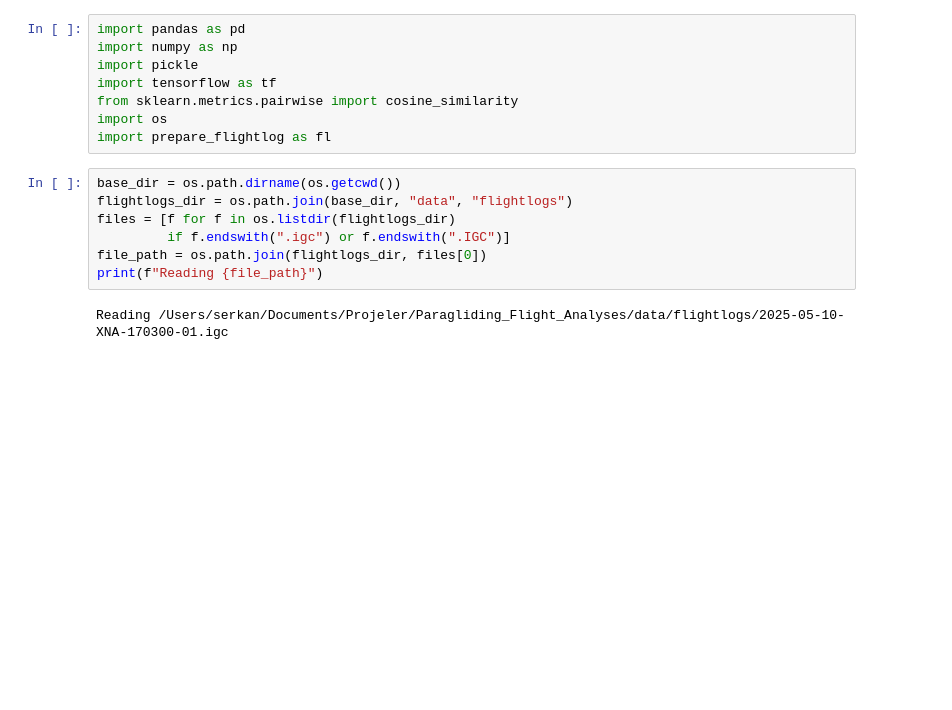
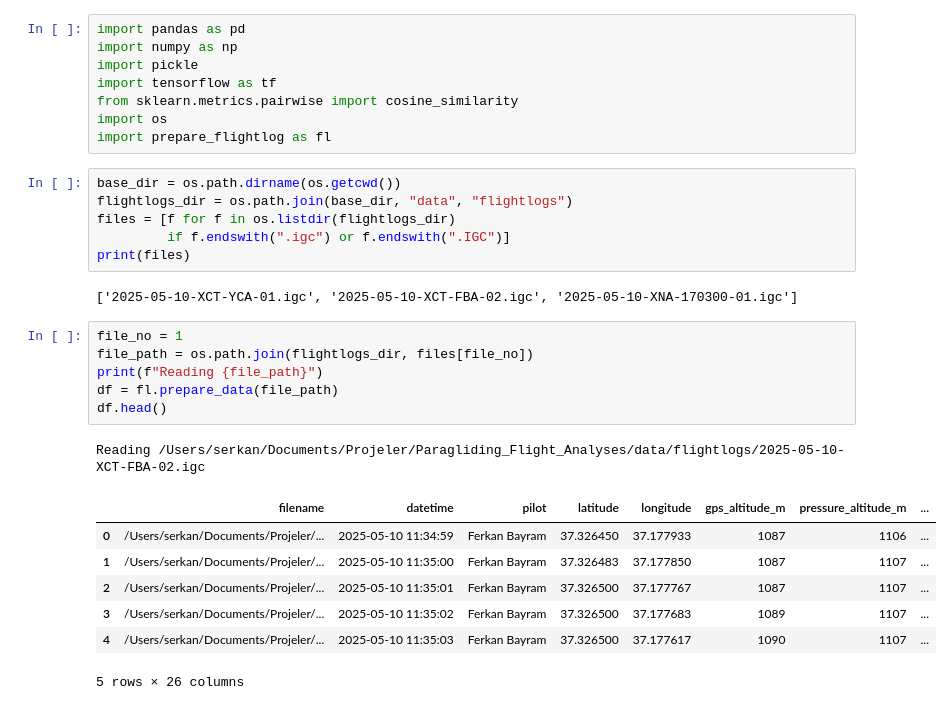
Before and after one commit to SerkanKurd/Paragliding_Flight_Analyses, a Jupyter notebook: scripts/flight_analyse_scoring.ipynb, the cells around one changed output. Drawn from its saved outputs; the diff is of its cells as text; blank space fills up the shorter version.

```diff
--- a/scripts/flight_analyse_scoring.ipynb
+++ b/scripts/flight_analyse_scoring.ipynb
@@ -11,7 +11,21 @@ base_dir = os.path.dirname(os.getcwd())
 flightlogs_dir = os.path.join(base_dir, "data", "flightlogs")
 files = [f for f in os.listdir(flightlogs_dir)
          if f.endswith(".igc") or f.endswith(".IGC")]
-file_path = os.path.join(flightlogs_dir, files[0])
-print(f"Reading {file_path}")
+print(files)
 # %% [output]
-Reading /Users/serkan/Documents/Projeler/Paragliding_Flight_Analyses/data/flightlogs/2025-05-10-XNA-170300-01.igc
+['2025-05-10-XCT-YCA-01.igc', '2025-05-10-XCT-FBA-02.igc', '2025-05-10-XNA-170300-01.igc']
+# %%
+file_no = 1
+file_path = os.path.join(flightlogs_dir, files[file_no])
+print(f"Reading {file_path}")
+df = fl.prepare_data(file_path)
+df.head()
+# %% [output]
+Reading /Users/serkan/Documents/Projeler/Paragliding_Flight_Analyses/data/flightlogs/2025-05-10-XCT-FBA-02.igc
+|  | filename | datetime | pilot | latitude | longitude | gps_altitude_m | pressure_altitude_m | ... |
+| 0 | /Users/serkan/Documents/Projeler/... | 2025-05-10 11:34:59 | Ferkan Bayram | 37.326450 | 37.177933 | 1087 | 1106 | ... |
+| 1 | /Users/serkan/Documents/Projeler/... | 2025-05-10 11:35:00 | Ferkan Bayram | 37.326483 | 37.177850 | 1087 | 1107 | ... |
+| 2 | /Users/serkan/Documents/Projeler/... | 2025-05-10 11:35:01 | Ferkan Bayram | 37.326500 | 37.177767 | 1087 | 1107 | ... |
+| 3 | /Users/serkan/Documents/Projeler/... | 2025-05-10 11:35:02 | Ferkan Bayram | 37.326500 | 37.177683 | 1089 | 1107 | ... |
+| 4 | /Users/serkan/Documents/Projeler/... | 2025-05-10 11:35:03 | Ferkan Bayram | 37.326500 | 37.177617 | 1090 | 1107 | ... |
+5 rows × 26 columns
```
Also changed, not shown: parts of 11 cells of this notebook.
